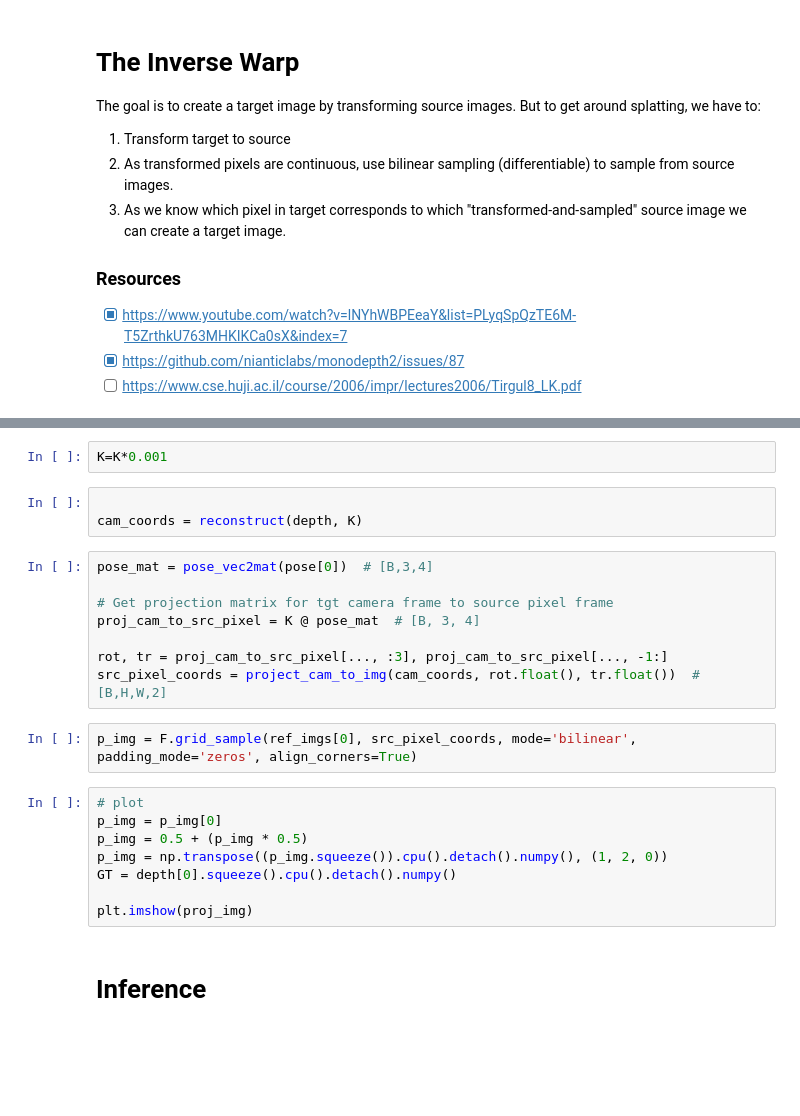
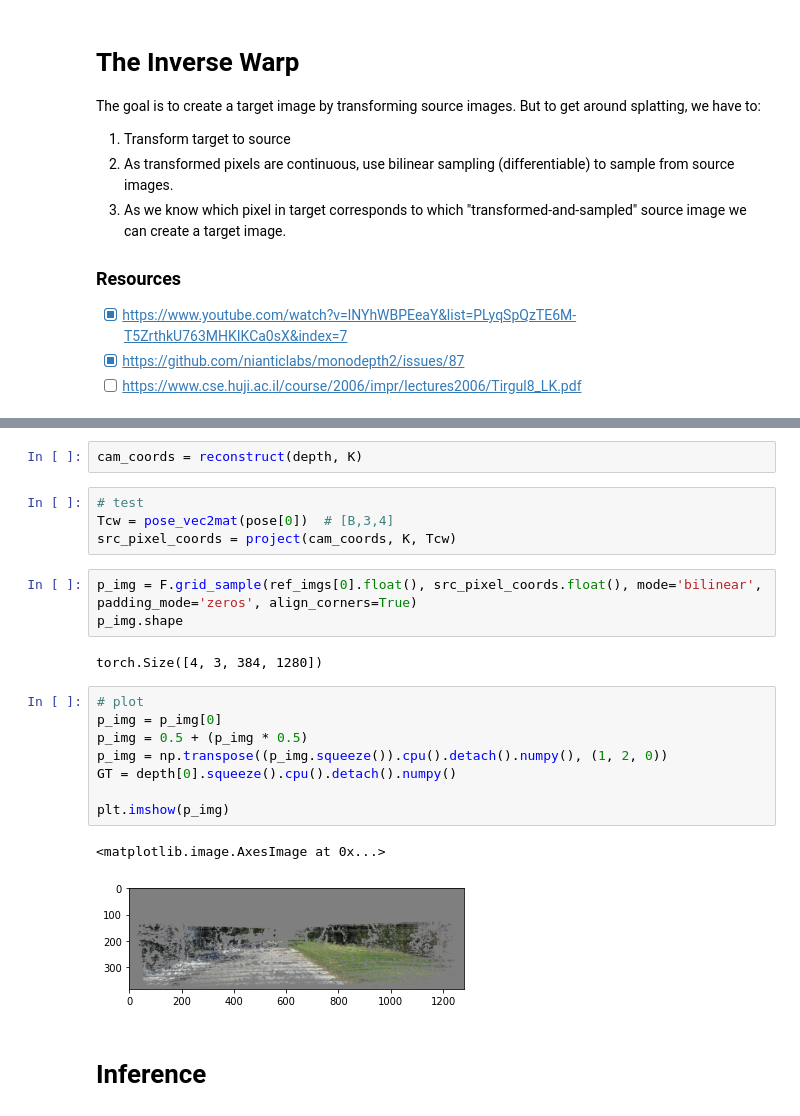
Before and after one commit to Monash-Connected-Autonomous-Vehicle/unsupervised-pseuso-LiDAR, a Jupyter notebook: inverse_warper.ipynb, the cells around one changed output, grey strips where cells are left out. Saved outputs shown, nothing was run; the diff lists cells and outputs as text; blank space fills up the shorter version.

Commit message:
fix: fixed inverse warper and added intrinsic matrix scaling

```diff
--- a/inverse_warper.ipynb
+++ b/inverse_warper.ipynb
@@ -213,26 +253,25 @@ def project_cam_to_img(cam_coords, proj_c2p_rot, proj_c2p_tr):
-# %%
-K=K*0.001
 # %%
-
 cam_coords = reconstruct(depth, K)
-# %%
-pose_mat = pose_vec2mat(pose[0])  # [B,3,4]
-
-# Get projection matrix for tgt camera frame to source pixel frame
-proj_cam_to_src_pixel = K @ pose_mat  # [B, 3, 4]
-
-rot, tr = proj_cam_to_src_pixel[..., :3], proj_cam_to_src_pixel[..., -1:]
-src_pixel_coords = project_cam_to_img(cam_coords, rot.float(), tr.float())  # [B,H,W,2]
+# %%
+# test
+Tcw = pose_vec2mat(pose[0])  # [B,3,4]
+src_pixel_coords = project(cam_coords, K, Tcw)
 # %%
-p_img = F.grid_sample(ref_imgs[0], src_pixel_coords, mode='bilinear', padding_mode='zeros', align_corners=True)
+p_img = F.grid_sample(ref_imgs[0].float(), src_pixel_coords.float(), mode='bilinear', padding_mode='zeros', align_corners=True)
+p_img.shape
+# %% [output]
+torch.Size([4, 3, 384, 1280])
 # %%
 # plot
 p_img = p_img[0]
 p_img = 0.5 + (p_img * 0.5)
 p_img = np.transpose((p_img.squeeze()).cpu().detach().numpy(), (1, 2, 0))
 GT = depth[0].squeeze().cpu().detach().numpy()
 
-plt.imshow(proj_img)
+plt.imshow(p_img)
+# %% [output]
+<matplotlib.image.AxesImage at 0x...>
+[figure, added]
 # %% [markdown]
 # Inference
 # %%
```
Also changed, not shown: parts of 12 cells of this notebook, 8 other files.
